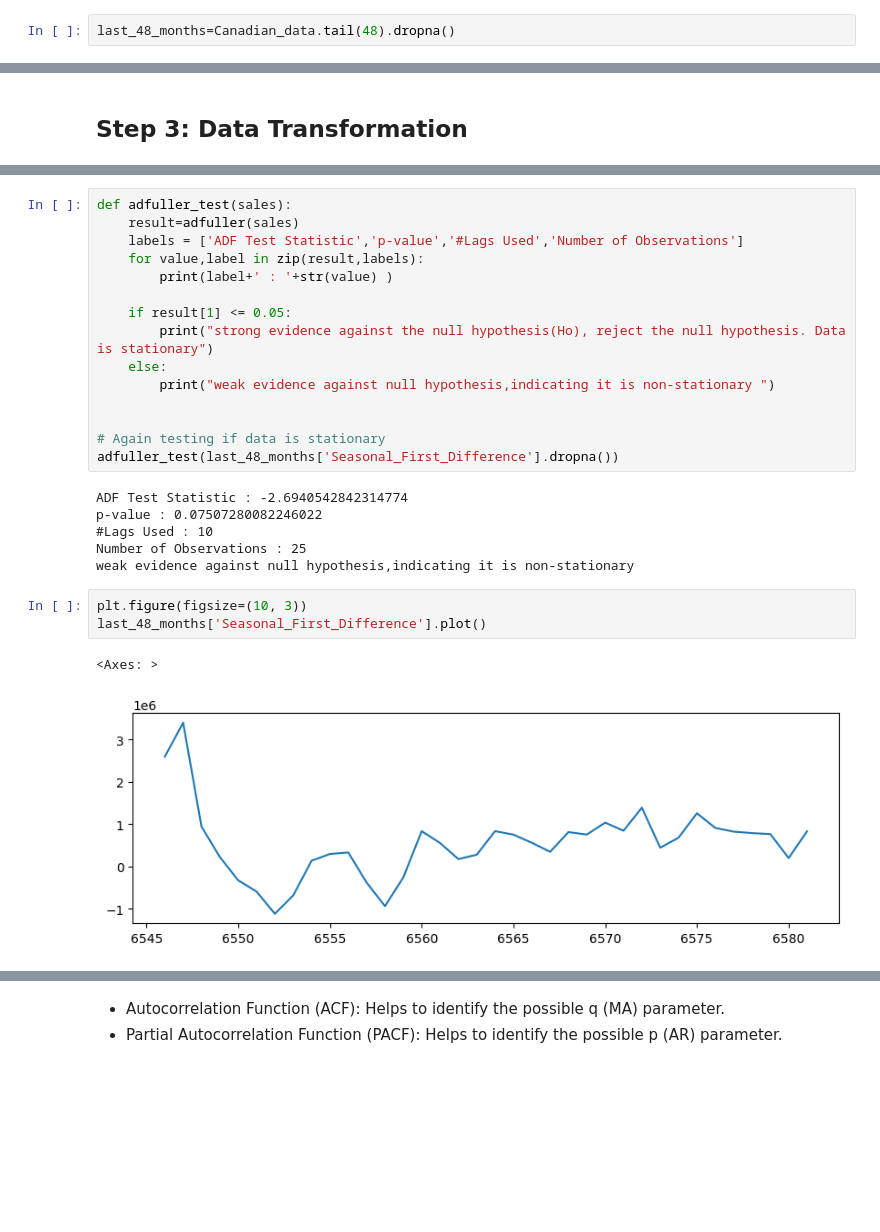
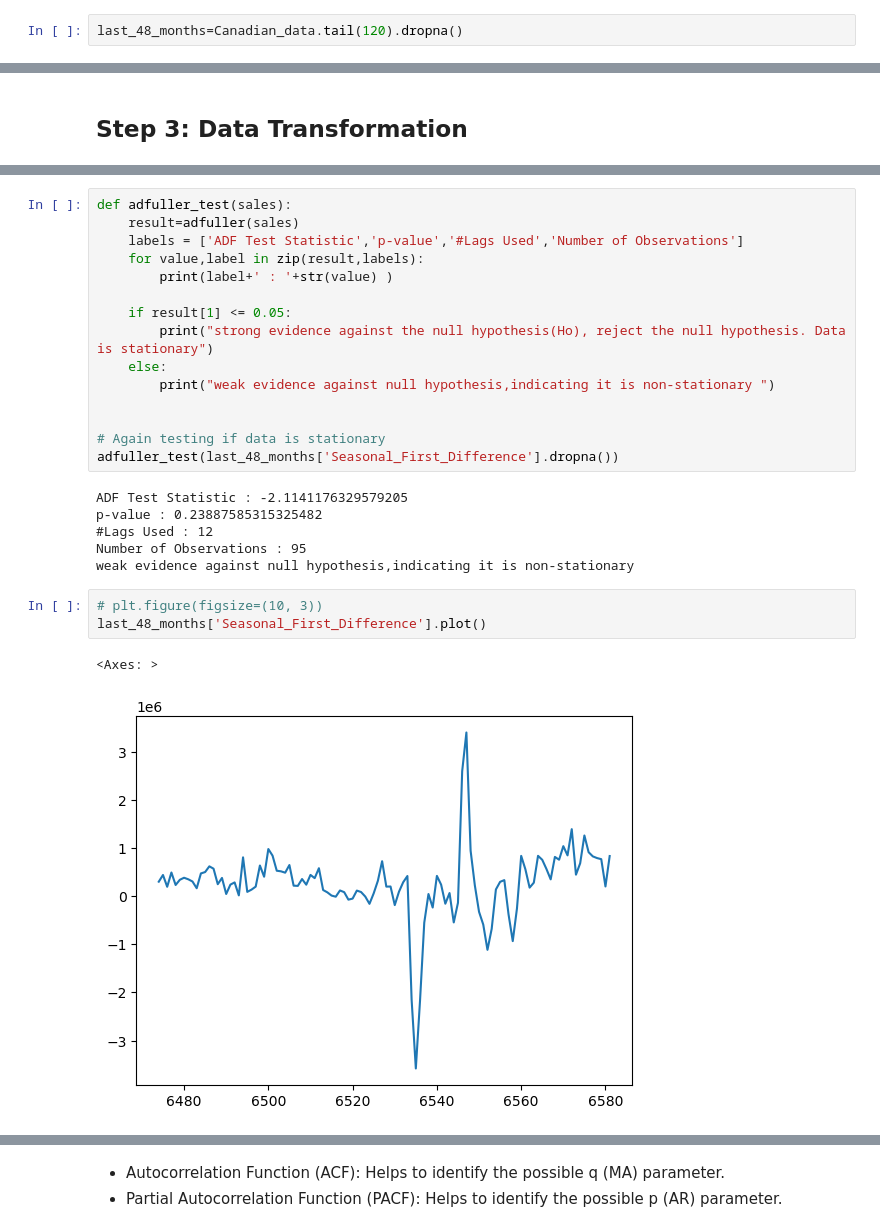
Before and after one commit to CLIUKELLY/ARIMA-Time-Serie-Forecasting, a Jupyter notebook: 02. ARIMA Time Series Forecasting_Last 24mth.ipynb, the cells around one changed output, grey strips where cells are left out. Drawn from its saved outputs; the diff is of its cells as text; blank space fills up the shorter version.

```diff
--- a/02. ARIMA Time Series Forecasting_Last 24mth.ipynb
+++ b/02. ARIMA Time Series Forecasting_Last 24mth.ipynb
@@ -64,7 +64,7 @@ Canadian_data.tail(12)
 | 6580 | 2024-01-01 | 4334053.0 |
 | 6581 | 2024-02-01 | 5048656.0 |
 # %%
-last_48_months=Canadian_data.tail(48).dropna()
+last_48_months=Canadian_data.tail(120).dropna()
 # %%
 # Check for missing values
 print(last_48_months.isnull().sum())
@@ -155,17 +155,17 @@ def adfuller_test(sales):
 # Again testing if data is stationary
 adfuller_test(last_48_months['Seasonal_First_Difference'].dropna())
 # %% [output]
-ADF Test Statistic : -2.6940542842314774
-p-value : 0.07507280082246022
-#Lags Used : 10
-Number of Observations : 25
+ADF Test Statistic : -2.1141176329579205
+p-value : 0.23887585315325482
+#Lags Used : 12
+Number of Observations : 95
 weak evidence against null hypothesis,indicating it is non-stationary
 # %%
-plt.figure(figsize=(10, 3))
+# plt.figure(figsize=(10, 3))
 last_48_months['Seasonal_First_Difference'].plot()
 # %% [output]
 <Axes: >
-[figure, old version]
+[figure, new version]
 # %%
 plt.figure(figsize=(10, 3))
 from pandas.plotting import autocorrelation_plot
```
Also changed, not shown: parts of 14 cells of this notebook.
